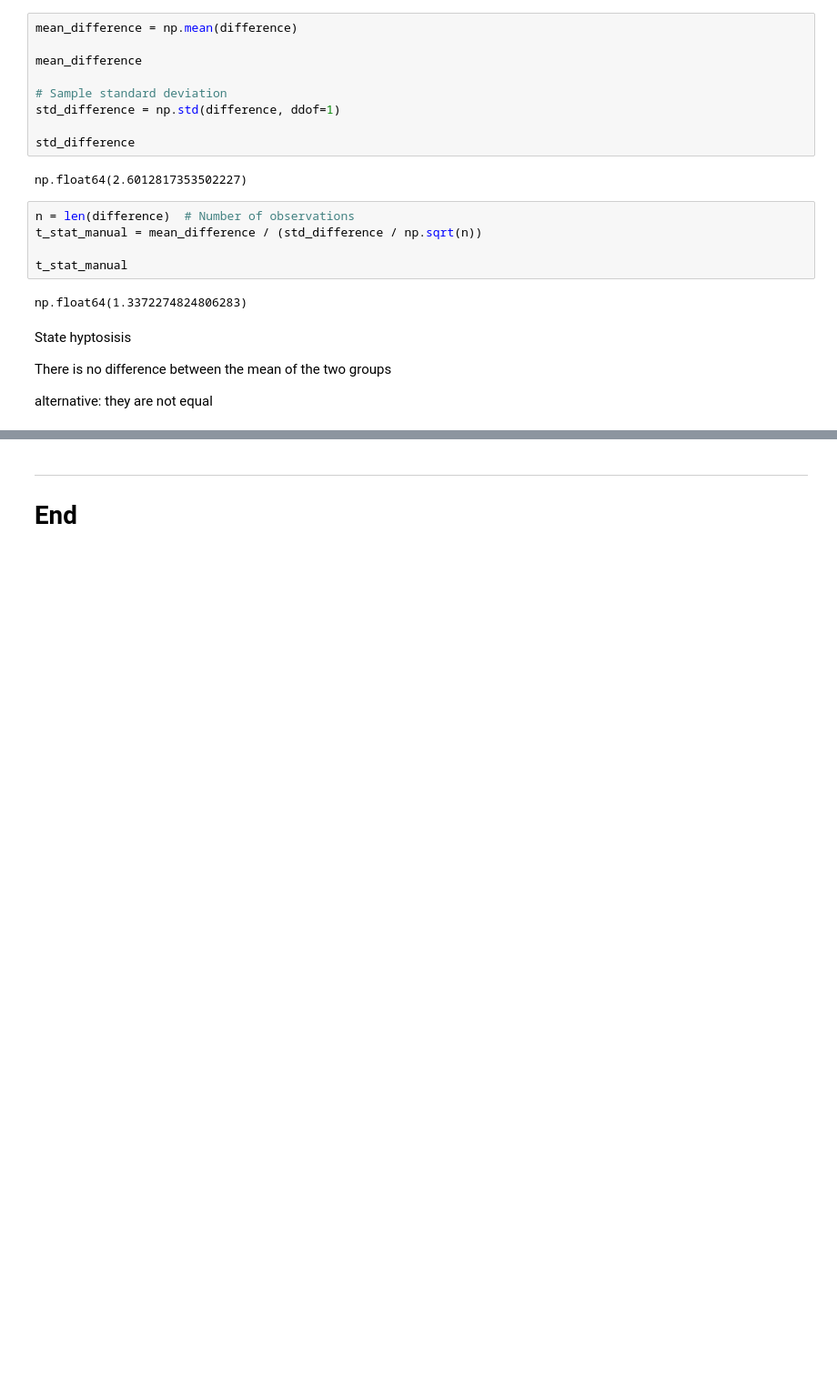
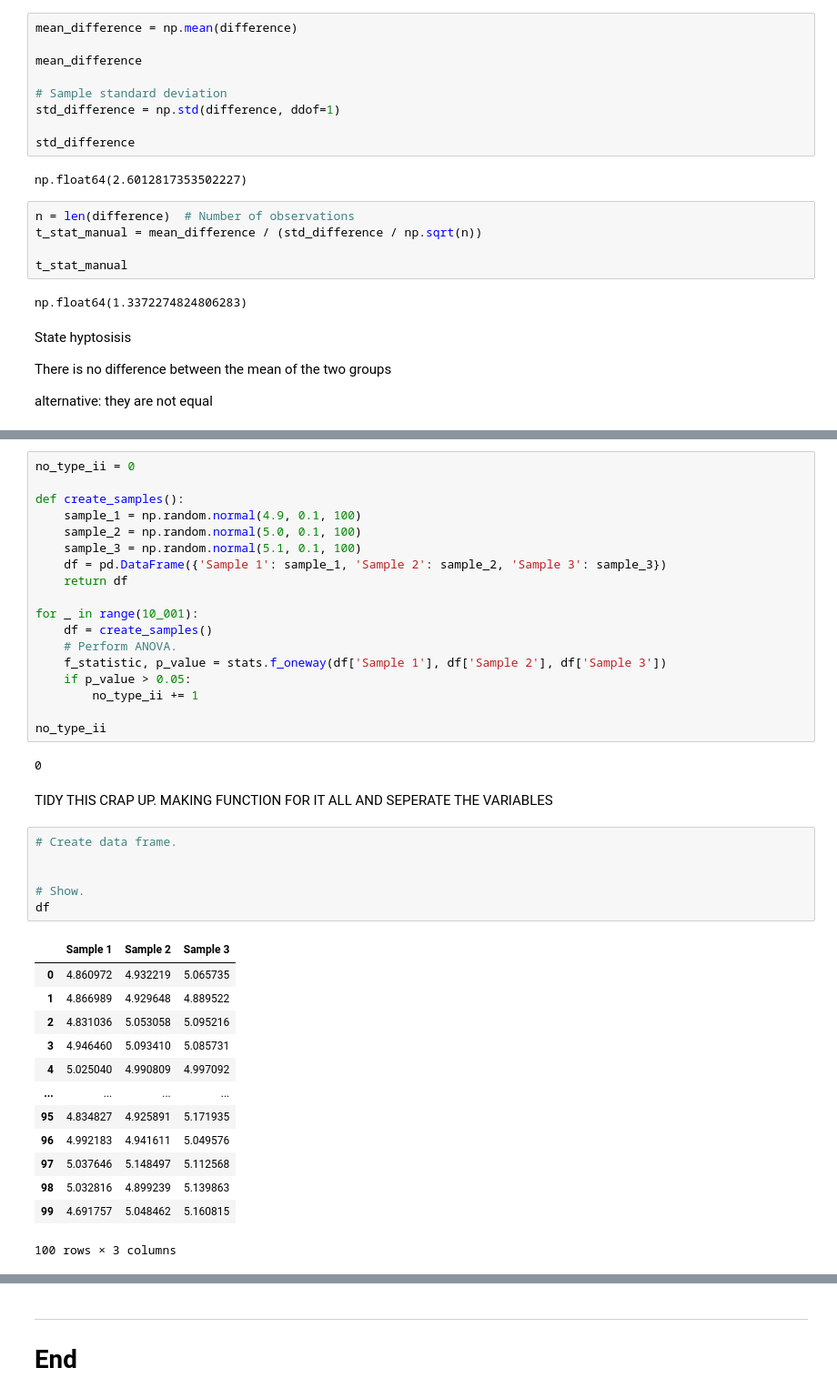
Before and after one commit to damienfarrell/applied-statistics, a Jupyter notebook: tasks.ipynb, the cells around one changed output, grey strips where cells are left out. Shown at 91% size. Cells and saved outputs as stored; diff of their text form; blank space fills up the shorter version.

```diff
--- a/tasks.ipynb
+++ b/tasks.ipynb
@@ -286,0 +267,42 @@ asdfasdfasdfasdf
+# %%
+no_type_ii = 0
+
+def create_samples():
+    sample_1 = np.random.normal(4.9, 0.1, 100)
+    sample_2 = np.random.normal(5.0, 0.1, 100)
+    sample_3 = np.random.normal(5.1, 0.1, 100)
+    df = pd.DataFrame({'Sample 1': sample_1, 'Sample 2': sample_2, 'Sample 3': sample_3})
+    return df
+
+for _ in range(10_001):
+    df = create_samples()
+    # Perform ANOVA.
+    f_statistic, p_value = stats.f_oneway(df['Sample 1'], df['Sample 2'], df['Sample 3'])
+    if p_value > 0.05:
+        no_type_ii += 1
+
+no_type_ii
+# %% [output]
+0
+# %% [markdown]
+TIDY THIS CRAP UP. MAKING FUNCTION FOR IT ALL AND SEPERATE THE VARIABLES
+# %%
+# Create data frame.
+
+
+# Show.
+df
+# %% [output]
+|  | Sample 1 | Sample 2 | Sample 3 |
+| 0 | 4.860972 | 4.932219 | 5.065735 |
+| 1 | 4.866989 | 4.929648 | 4.889522 |
+| 2 | 4.831036 | 5.053058 | 5.095216 |
+| 3 | 4.946460 | 5.093410 | 5.085731 |
+| 4 | 5.025040 | 4.990809 | 4.997092 |
+| ... | ... | ... | ... |
+| 95 | 4.834827 | 4.925891 | 5.171935 |
+| 96 | 4.992183 | 4.941611 | 5.049576 |
+| 97 | 5.037646 | 5.148497 | 5.112568 |
+| 98 | 5.032816 | 4.899239 | 5.139863 |
+| 99 | 4.691757 | 5.048462 | 5.160815 |
+100 rows × 3 columns
```
Also changed, not shown: parts of 13 cells of this notebook, 1 other file.
